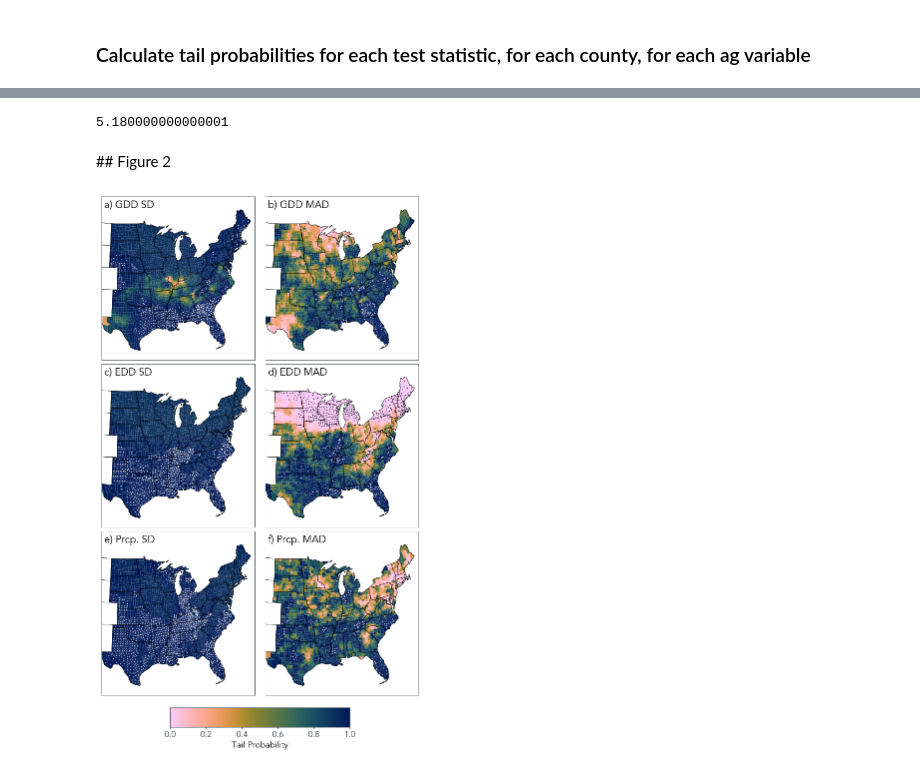
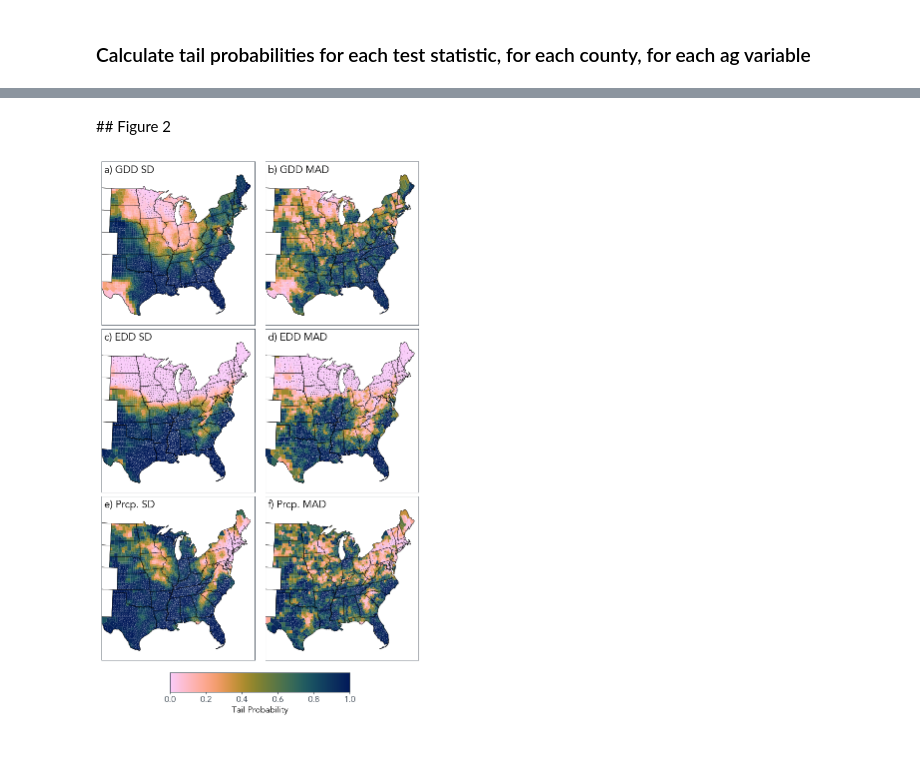
Before and after one commit to david0811/BCSD_CornYields_UQ, a Jupyter notebook: analysis/county_agvar.ipynb, the cells around one changed output, grey strips where cells are left out. Drawn from its saved outputs; the diff is of its cells as text; code cells hidden in the pictures.

Commit message:
added agvar tail prob plot

```diff
--- a/analysis/county_agvar.ipynb
+++ b/analysis/county_agvar.ipynb
@@ -186,25 +183,21 @@ Wall time: 1min
-# %%
-len(nex_all.index.unique(level = 'GEOID'))/10*60/60/60
-# %% [output]
-5.180000000000001
 # %%
 # Read results
-nex_gdd = pd.read_csv('./output/nex_gdd_pvals_60-05.csv')
+nex_gdd = pd.read_csv('./output/nex_gdd_pvals_56-05.csv')
 nex_gdd['GEOID'] = nex_gdd['GEOID'].astype(str).str.zfill(5)
 
-nex_egdd = pd.read_csv('./output/nex_egdd_pvals_60-05.csv')
+nex_egdd = pd.read_csv('./output/nex_egdd_pvals_56-05.csv')
 nex_egdd['GEOID'] = nex_egdd['GEOID'].astype(str).str.zfill(5)
 
-nex_prcp = pd.read_csv('./output/nex_prcp_pvals_60-05.csv')
+nex_prcp = pd.read_csv('./output/nex_prcp_pvals_56-05.csv')
 nex_prcp['GEOID'] = nex_prcp['GEOID'].astype(str).str.zfill(5)
 
-cmip_gdd = pd.read_csv('./output/cmip_gdd_pvals_60-05.csv')
+cmip_gdd = pd.read_csv('./output/cmip_gdd_pvals_56-05.csv')
 cmip_gdd['GEOID'] = cmip_gdd['GEOID'].astype(str).str.zfill(5)
 
-cmip_egdd = pd.read_csv('./output/cmip_egdd_pvals_60-05.csv')
+cmip_egdd = pd.read_csv('./output/cmip_egdd_pvals_56-05.csv')
 cmip_egdd['GEOID'] = cmip_egdd['GEOID'].astype(str).str.zfill(5)
 
-cmip_prcp = pd.read_csv('./output/cmip_prcp_pvals_60-05.csv')
+cmip_prcp = pd.read_csv('./output/cmip_prcp_pvals_56-05.csv')
 cmip_prcp['GEOID'] = cmip_prcp['GEOID'].astype(str).str.zfill(5)
 # %% [markdown]
 ## Figure 2
@@ -227,16 +220,16 @@ vmax = 1.
 data = nex_gdd.copy()
 data.set_index('GEOID', inplace=True)
 
-sig05_plot = pd.merge(county_shp_plot, data.query('gmfd_sd <= 0.01'), on="GEOID", how='inner', copy=False)
+sig05_plot = pd.merge(county_shp_plot, data.query('gmfd_sd <= 0.05'), on="GEOID", how='inner', copy=False)
 sig05_plot['geometry'] = sig05_plot['geometry'].apply(lambda x: x.centroid)
 
-sig95_plot = pd.merge(county_shp_plot, data.query('gmfd_sd >= 0.99'), on="GEOID", how='inner', copy=False)
+sig95_plot = pd.merge(county_shp_plot, data.query('gmfd_sd >= 0.95'), on="GEOID", how='inner', copy=False)
 sig95_plot['geometry'] = sig95_plot['geometry'].apply(lambda x: x.centroid)
 
 data_shp = pd.merge(county_shp_plot, data.filter([model, 'GEOID']), on="GEOID", how="inner", copy=False)
 data_shp.dropna().plot(column=model, ax=ax, cax=cax, legend=True, cmap=batlow_map, vmin=vmin, vmax=vmax)
-sig05_plot.plot(color = 'black', markersize=3, marker = '.', ax = ax)
-sig95_plot.plot(color = 'white', markersize=3, marker = '.', ax = ax)
+sig05_plot.plot(color = 'black', markersize=0.1, marker = 'o', ax = ax)
+sig95_plot.plot(color = 'white', markersize=0.1, marker = 'o', ax = ax)
 states.geometry.boundary.plot(ax=ax, linewidth=0.5, edgecolor="black", color=None)
 coast.geometry.boundary.plot(ax=ax, linewidth=0.5, edgecolor="black", color=None)
 ax.tick_params(labelbottom=False, labelleft=False, color = 'white')
@@ -250,16 +243,16 @@ model = 'gmfd_mad'
 vmin = 0.
 vmax = 1.
 
-sig05_plot = pd.merge(county_shp_plot, data.query('gmfd_mad <= 0.01'), on="GEOID", how='inner', copy=False)
+sig05_plot = pd.merge(county_shp_plot, data.query('gmfd_mad <= 0.05'), on="GEOID", how='inner', copy=False)
 sig05_plot['geometry'] = sig05_plot['geometry'].apply(lambda x: x.centroid)
 
-sig95_plot = pd.merge(county_shp_plot, data.query('gmfd_mad >= 0.99'), on="GEOID", how='inner', copy=False)
+sig95_plot = pd.merge(county_shp_plot, data.query('gmfd_mad >= 0.95'), on="GEOID", how='inner', copy=False)
 sig95_plot['geometry'] = sig95_plot['geometry'].apply(lambda x: x.centroid)
 
 data_shp = pd.merge(county_shp_plot, data.filter([model, 'GEOID']), on="GEOID", how="inner", copy=False)
 data_shp.dropna().plot(column=model, ax=ax, cax=cax, legend=True, cmap=batlow_map, vmin=vmin, vmax=vmax)
-sig05_plot.plot(color = 'black', markersize=3, marker = '.', ax = ax)
-sig95_plot.plot(color = 'white', markersize=3, marker = '.', ax = ax)
+sig05_plot.plot(color = 'black', markersize=0.1, marker = 'o', ax = ax)
+sig95_plot.plot(color = 'white', markersize=0.1, marker = 'o', ax = ax)
 states.geometry.boundary.plot(ax=ax, linewidth=0.5, edgecolor="black", color=None)
 coast.geometry.boundary.plot(ax=ax, linewidth=0.5, edgecolor="black", color=None)
 ax.tick_params(labelbottom=False, labelleft=False, color = 'white')
@@ -277,16 +270,16 @@ vmax = 1.
 data = nex_egdd.copy()
 data.set_index('GEOID', inplace=True)
 
-sig05_plot = pd.merge(county_shp_plot, data.query('gmfd_sd <= 0.01'), on="GEOID", how='inner', copy=False)
+sig05_plot = pd.merge(county_shp_plot, data.query('gmfd_sd <= 0.05'), on="GEOID", how='inner', copy=False)
 sig05_plot['geometry'] = sig05_plot['geometry'].apply(lambda x: x.centroid)
 
-sig95_plot = pd.merge(county_shp_plot, data.query('gmfd_sd >= 0.99'), on="GEOID", how='inner', copy=False)
+sig95_plot = pd.merge(county_shp_plot, data.query('gmfd_sd >= 0.95'), on="GEOID", how='inner', copy=False)
 sig95_plot['geometry'] = sig95_plot['geometry'].apply(lambda x: x.centroid)
 
 data_shp = pd.merge(county_shp_plot, data.filter([model, 'GEOID']), on="GEOID", how="inner", copy=False)
 data_shp.dropna().plot(column=model, ax=ax, cax=cax, legend=True, cmap=batlow_map, vmin=vmin, vmax=vmax)
-sig05_plot.plot(color = 'black', markersize=3, marker = '.', ax = ax)
-sig95_plot.plot(color = 'white', markersize=3, marker = '.', ax = ax)
+sig05_plot.plot(color = 'black', markersize=0.1, marker = 'o', ax = ax)
+sig95_plot.plot(color = 'white', markersize=0.1, marker = 'o', ax = ax)
 states.geometry.boundary.plot(ax=ax, linewidth=0.5, edgecolor="black", color=None)
 coast.geometry.boundary.plot(ax=ax, linewidth=0.5, edgecolor="black", color=None)
 ax.tick_params(labelbottom=False, labelleft=False, color = 'white')
@@ -300,16 +293,16 @@ model = 'gmfd_mad'
 vmin = 0.
 vmax = 1.
 
-sig05_plot = pd.merge(county_shp_plot, data.query('gmfd_mad <= 0.01'), on="GEOID", how='inner', copy=False)
+sig05_plot = pd.merge(county_shp_plot, data.query('gmfd_mad <= 0.05'), on="GEOID", how='inner', copy=False)
 sig05_plot['geometry'] = sig05_plot['geometry'].apply(lambda x: x.centroid)
 
-sig95_plot = pd.merge(county_shp_plot, data.query('gmfd_mad >= 0.99'), on="GEOID", how='inner', copy=False)
+sig95_plot = pd.merge(county_shp_plot, data.query('gmfd_mad >= 0.95'), on="GEOID", how='inner', copy=False)
 sig95_plot['geometry'] = sig95_plot['geometry'].apply(lambda x: x.centroid)
 
 data_shp = pd.merge(county_shp_plot, data.filter([model, 'GEOID']), on="GEOID", how="inner", copy=False)
 data_shp.dropna().plot(column=model, ax=ax, cax=cax, legend=True, cmap=batlow_map, vmin=vmin, vmax=vmax)
-sig05_plot.plot(color = 'black', markersize=3, marker = '.', ax = ax)
-sig95_plot.plot(color = 'white', markersize=3, marker = '.', ax = ax)
+sig05_plot.plot(color = 'black', markersize=0.1, marker = 'o', ax = ax)
+sig95_plot.plot(color = 'white', markersize=0.1, marker = 'o', ax = ax)
 states.geometry.boundary.plot(ax=ax, linewidth=0.5, edgecolor="black", color=None)
 coast.geometry.boundary.plot(ax=ax, linewidth=0.5, edgecolor="black", color=None)
 ax.tick_params(labelbottom=False, labelleft=False, color = 'white')
@@ -327,16 +320,16 @@ vmax = 1.
 data = nex_prcp.copy()
 data.set_index('GEOID', inplace=True)
 
-sig05_plot = pd.merge(county_shp_plot, data.query('gmfd_sd <= 0.01'), on="GEOID", how='inner', copy=False)
+sig05_plot = pd.merge(county_shp_plot, data.query('gmfd_sd <= 0.05'), on="GEOID", how='inner', copy=False)
 sig05_plot['geometry'] = sig05_plot['geometry'].apply(lambda x: x.centroid)
 
-sig95_plot = pd.merge(county_shp_plot, data.query('gmfd_sd >= 0.99'), on="GEOID", how='inner', copy=False)
+sig95_plot = pd.merge(county_shp_plot, data.query('gmfd_sd >= 0.95'), on="GEOID", how='inner', copy=False)
 sig95_plot['geometry'] = sig95_plot['geometry'].apply(lambda x: x.centroid)
 
 data_shp = pd.merge(county_shp_plot, data.filter([model, 'GEOID']), on="GEOID", how="inner", copy=False)
 data_shp.dropna().plot(column=model, ax=ax, cax=cax, legend=True, cmap=batlow_map, vmin=vmin, vmax=vmax)
-sig05_plot.plot(color = 'black', markersize=3, marker = '.', ax = ax)
-sig95_plot.plot(color = 'white', markersize=3, marker = '.', ax = ax)
+sig05_plot.plot(color = 'black', markersize=0.1, marker = 'o', ax = ax)
+sig95_plot.plot(color = 'white', markersize=0.1, marker = 'o', ax = ax)
 states.geometry.boundary.plot(ax=ax, linewidth=0.5, edgecolor="black", color=None)
 coast.geometry.boundary.plot(ax=ax, linewidth=0.5, edgecolor="black", color=None)
 ax.tick_params(labelbottom=False, labelleft=False, color = 'white')
@@ -346,35 +339,35 @@ ax.set_xlim([-500000,2600000])
 
 # MAD
 ax = plt.subplot(gs[5])
 model = 'gmfd_mad'
 vmin = 0.
 vmax = 1.
 
-sig05_plot = pd.merge(county_shp_plot, data.query('gmfd_mad <= 0.01'), on="GEOID", how='inner', copy=False)
+sig05_plot = pd.merge(county_shp_plot, data.query('gmfd_mad <= 0.05'), on="GEOID", how='inner', copy=False)
 sig05_plot['geometry'] = sig05_plot['geometry'].apply(lambda x: x.centroid)
 
-sig95_plot = pd.merge(county_shp_plot, data.query('gmfd_mad >= 0.99'), on="GEOID", how='inner', copy=False)
+sig95_plot = pd.merge(county_shp_plot, data.query('gmfd_mad >= 0.95'), on="GEOID", how='inner', copy=False)
 sig95_plot['geometry'] = sig95_plot['geometry'].apply(lambda x: x.centroid)
 
 data_shp = pd.merge(county_shp_plot, data.filter([model, 'GEOID']), on="GEOID", how="inner", copy=False)
 data_shp.dropna().plot(column=model, ax=ax, cax=cax, legend=True, cmap=batlow_map, vmin=vmin, vmax=vmax)
-sig05_plot.plot(color = 'black', markersize=3, marker = '.', ax = ax)
-sig95_plot.plot(color = 'white', markersize=3, marker = '.', ax = ax)
+sig05_plot.plot(color = 'black', markersize=0.1, marker = 'o', ax = ax)
+sig95_plot.plot(color = 'white', markersize=0.1, marker = 'o', ax = ax)
 states.geometry.boundary.plot(ax=ax, linewidth=0.5, edgecolor="black", color=None)
 coast.geometry.boundary.plot(ax=ax, linewidth=0.5, edgecolor="black", color=None)
 ax.tick_params(labelbottom=False, labelleft=False, color = 'white')
 ax.set_title(' f) Prcp. MAD', loc = 'left', pad = -22)
 ax.set_ylim([-2300000,1000000])
 ax.set_xlim([-500000,2600000])
 
 
 # Colorbar
 sm = plt.cm.ScalarMappable(cmap=batlow_map, norm=plt.Normalize(vmin=vmin, vmax=vmax))
 sm._A = []
 fig.colorbar(sm, cax=cax, orientation = 'horizontal', label = 'Tail Probability')
 
 
 # Show
 plt.show()
 # %% [output]
-[figure, old version]
+[figure, new version]
```
Also changed, not shown: parts of 1 cell of this notebook, 6 other files.
